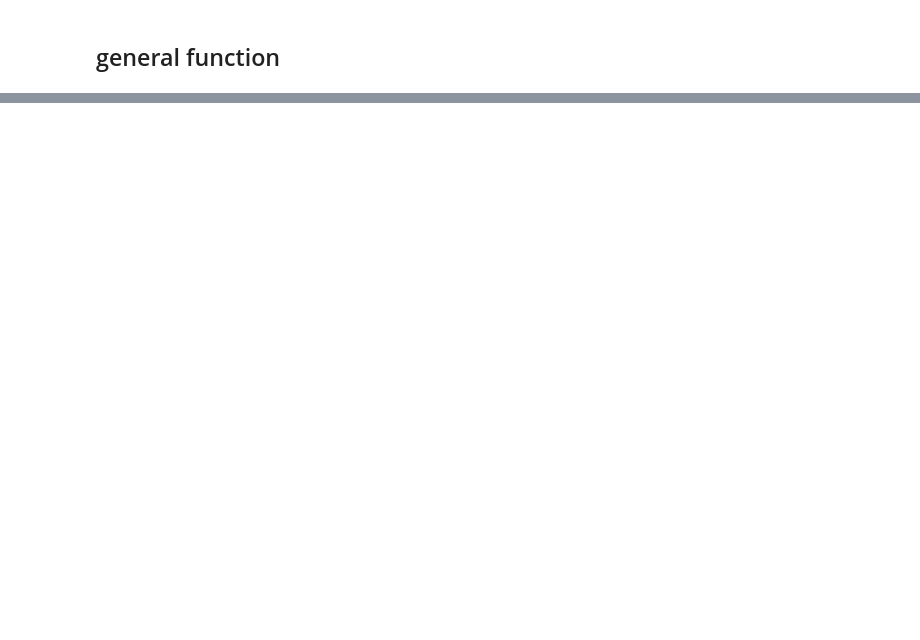
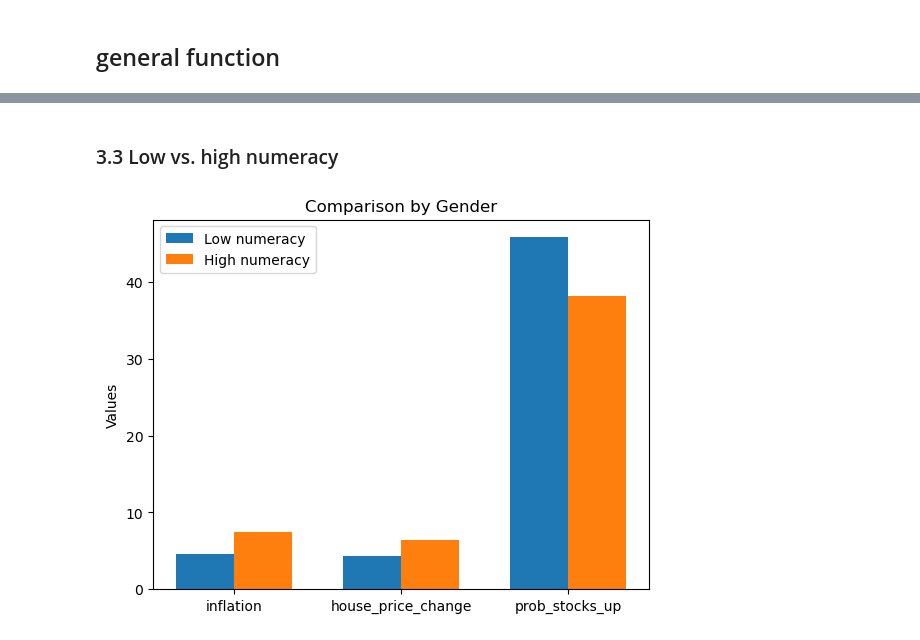
Before and after one commit to OliverNilsen04/TECH2-H25-Term-project, a Jupyter notebook: TermPaper.ipynb, the cells around one changed output, grey strips where cells are left out. Cells and saved outputs as stored; diff of their text form; code cells hidden in the pictures; blank space fills up the shorter version.

```diff
--- a/TermPaper.ipynb
+++ b/TermPaper.ipynb
@@ -269,0 +279,7 @@ BarChart(df1, "woman", "men")
+# %% [markdown]
+### 3.3  Low vs. high numeracy
+# %%
+df3 = GroupIndex(df, "female")
+BarChart(df3, "Low numeracy", "High numeracy")
+# %% [output]
+[figure, added]
```
Also changed, not shown: parts of 7 cells of this notebook.
